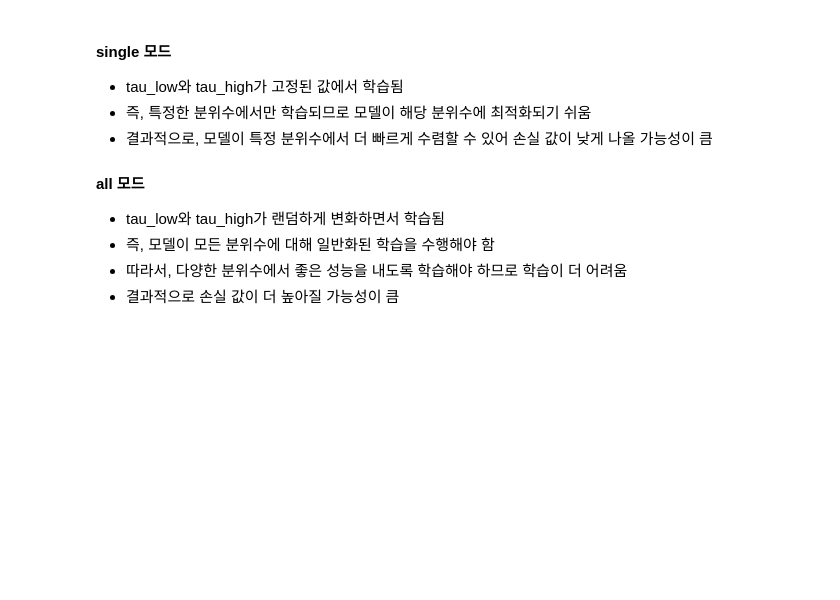
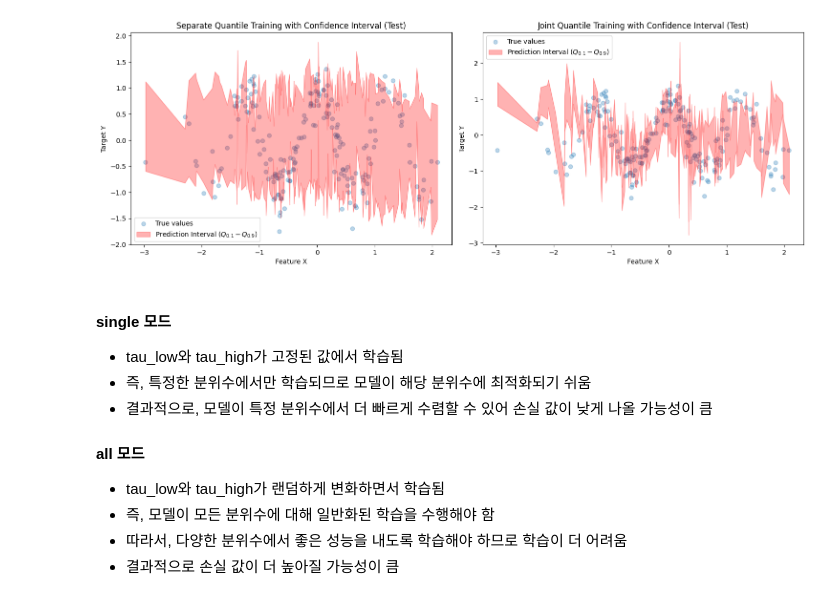
Before and after one commit to sybeam27/PQ-GNN, a Jupyter notebook: sy_250225.ipynb, the cells around one changed output. Drawn from its saved outputs; the diff is of its cells as text; code cells hidden in the pictures; blank space fills up the shorter version.

```diff
--- a/sy_250225.ipynb
+++ b/sy_250225.ipynb
@@ -272,3 +589,95 @@ Epoch: 0, Loss: 0.9498
+# %%
+def to_numpy(tensor):
+    if isinstance(tensor, torch.Tensor):
+        return tensor.cpu().numpy().squeeze()  # 🔹 차원 축소하여 (N,) 형태로 변환
+    return tensor
+
+# 🔹 Train 데이터셋 변환
+predictions_train_sep_01 = to_numpy(predictions_train_sep[0])
+predictions_train_sep_05 = to_numpy(predictions_train_sep[1])
+predictions_train_sep_09 = to_numpy(predictions_train_sep[2])
+predictions_train_joint = [to_numpy(p) for p in predictions_train]
+
+sorted_indices_train = torch.sort(train_data.x[:, 0])[1].cpu().numpy()
+sorted_x_train = train_data.x[sorted_indices_train, 0].cpu().numpy().squeeze()
+sorted_y_train = train_data.y[sorted_indices_train].cpu().numpy().squeeze()
+
+# 🔹 Test 데이터셋 변환
+predictions_test_sep_01 = to_numpy(predictions_test_sep[0])
+predictions_test_sep_05 = to_numpy(predictions_test_sep[1])
+predictions_test_sep_09 = to_numpy(predictions_test_sep[2])
+predictions_test_joint = [to_numpy(p) for p in predictions_test]
+
+sorted_indices_test = torch.sort(test_data.x[:, 0])[1].cpu().numpy()
+sorted_x_test = test_data.x[sorted_indices_test, 0].cpu().numpy().squeeze()
+sorted_y_test = test_data.y[sorted_indices_test].cpu().numpy().squeeze()
+
+plt.figure(figsize=(15, 10))
+
+# 1️⃣ Separate 학습된 모델의 신뢰구간 시각화 (Train)
+# plt.subplot(2, 2, 1)
+# plt.title("Separate Quantile Training with Confidence Interval (Train)")
+# plt.scatter(sorted_x_train, sorted_y_train, alpha=0.3, label="True values")
+# plt.fill_between(sorted_x_train,
+#                  predictions_train_sep_01[sorted_indices_train].squeeze(),
+#                  predictions_train_sep_09[sorted_indices_train].squeeze(),
+#                  color='red', alpha=0.3, label="Prediction Interval ($Q_{0.1} - Q_{0.9}$)")
+# plt.plot(sorted_x_train, predictions_train_sep_05[sorted_indices_train].squeeze(),
+#          color="blue", linewidth=2, label="Predicted Mean ($Q_{0.5}$)")
+# plt.xlabel("Feature X")
+# plt.ylabel("Target Y")
+# plt.ylim(-3, 3)
+# plt.legend()
+
+# 2️⃣ Separate 학습된 모델의 신뢰구간 시각화 (Test)
+plt.subplot(2, 2, 3)
+plt.title("Separate Quantile Training with Confidence Interval (Test)")
+plt.scatter(sorted_x_test, sorted_y_test, alpha=0.3, label="True values")
+plt.fill_between(sorted_x_test,
+                 predictions_test_sep_01[sorted_indices_test].squeeze(),
+                 predictions_test_sep_09[sorted_indices_test].squeeze(),
+                 color='red', alpha=0.3, label="Prediction Interval ($Q_{0.1} - Q_{0.9}$)")
+# plt.plot(sorted_x_test, predictions_test_sep_05[sorted_indices_test].squeeze(),
+        #  color="blue", linewidth=2, label="Predicted Mean ($Q_{0.5}$)")
+plt.xlabel("Feature X")
+plt.ylabel("Target Y")
+# plt.ylim(-3, 3)
+plt.legend()
+
+# # 3️⃣ Joint 학습된 모델의 신뢰구간 시각화 (Train)
+# plt.subplot(2, 2, 2)
+# plt.title("Joint Quantile Training with Confidence Interval (Train)")
+# plt.scatter(sorted_x_train, sorted_y_train, alpha=0.3, label="True values")
+# plt.fill_between(sorted_x_train,
+#                  predictions_train_joint[0][sorted_indices_train].squeeze(),
+#                  predictions_train_joint[2][sorted_indices_train].squeeze(),
+#                  color='red', alpha=0.3, label="Prediction Interval ($Q_{0.1} - Q_{0.9}$)")
+# plt.plot(sorted_x_train, predictions_train_joint[1][sorted_indices_train].squeeze(),
+#          color="blue", linewidth=2, label="Predicted Mean ($Q_{0.5}$)")
+# plt.xlabel("Feature X")
+# plt.ylabel("Target Y")
+# plt.ylim(-3, 3)
+# plt.legend()
+
+# 4️⃣ Joint 학습된 모델의 신뢰구간 시각화 (Test)
+plt.subplot(2, 2, 4)
+plt.title("Joint Quantile Training with Confidence Interval (Test)")
+plt.scatter(sorted_x_test, sorted_y_test, alpha=0.3, label="True values")
+plt.fill_between(sorted_x_test,
+                 predictions_test_joint[0][sorted_indices_test].squeeze(),
+                 predictions_test_joint[2][sorted_indices_test].squeeze(),
+                 color='red', alpha=0.3, label="Prediction Interval ($Q_{0.1} - Q_{0.9}$)")
+# plt.plot(sorted_x_test, predictions_test_joint[1][sorted_indices_test].squeeze(),
+        #  color="blue", linewidth=2, label="Predicted Mean ($Q_{0.5}$)")
+plt.xlabel("Feature X")
+plt.ylabel("Target Y")
+# plt.ylim(-3, 3)
+plt.legend()
+
+plt.tight_layout()
+plt.show()
+# %% [output]
+[figure, added]
 # %% [markdown]
 #### single 모드
 * tau_low와 tau_high가 고정된 값에서 학습됨
```
Also changed, not shown: parts of 17 cells of this notebook, 7 other files.
